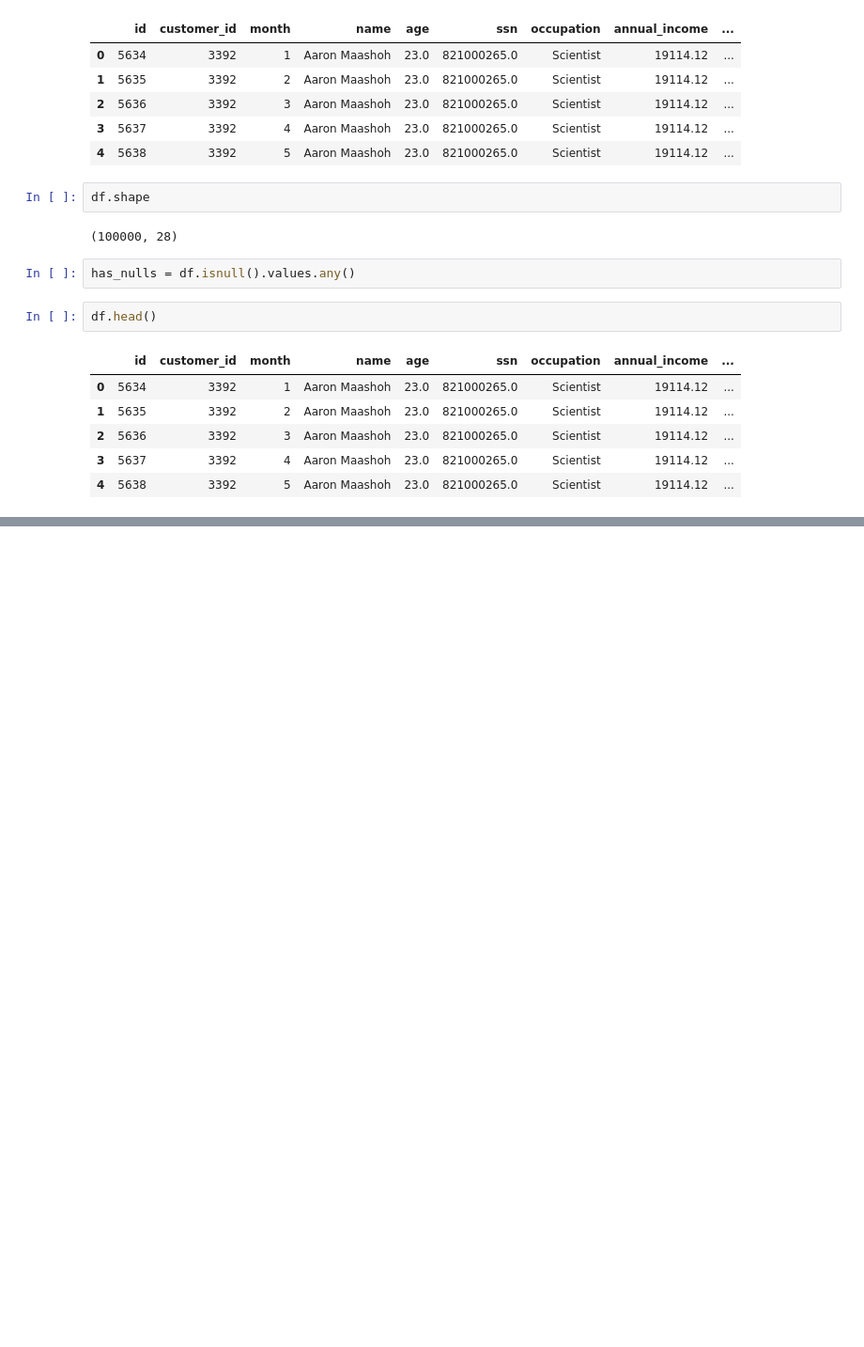
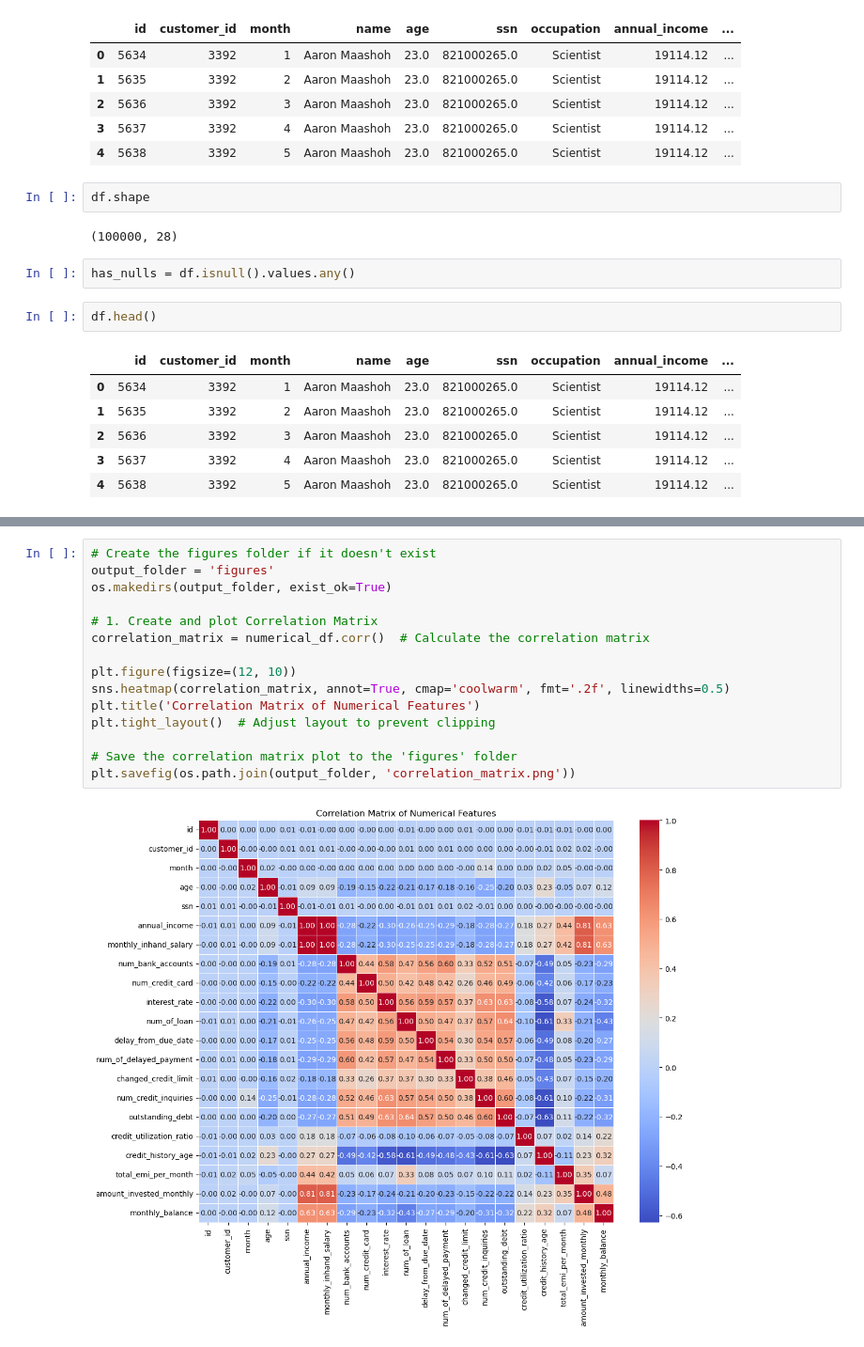
Before and after one commit to alvarofavale/week7_ml, a Jupyter notebook: notebooks/ml_clean_wrangle.ipynb, the cells around one changed output, grey strips where cells are left out. Shown: that part at 94% size. Drawn from its saved outputs; the diff is of its cells as text; blank space fills up the shorter version.

Commit message:
plots and things
Things that were written down in various places, aggregated into one

```diff
--- a/notebooks/ml_clean_wrangle.ipynb
+++ b/notebooks/ml_clean_wrangle.ipynb
@@ -71,0 +118,17 @@ df.head()
+# %%
+# Create the figures folder if it doesn't exist
+output_folder = 'figures'
+os.makedirs(output_folder, exist_ok=True)
+
+# 1. Create and plot Correlation Matrix
+correlation_matrix = numerical_df.corr()  # Calculate the correlation matrix
+
+plt.figure(figsize=(12, 10))
+sns.heatmap(correlation_matrix, annot=True, cmap='coolwarm', fmt='.2f', linewidths=0.5)
+plt.title('Correlation Matrix of Numerical Features')
+plt.tight_layout()  # Adjust layout to prevent clipping
+
+# Save the correlation matrix plot to the 'figures' folder
+plt.savefig(os.path.join(output_folder, 'correlation_matrix.png'))
+# %% [output]
+[figure, added]
```
Also changed, not shown: parts of 3 cells of this notebook, 43 other files.
